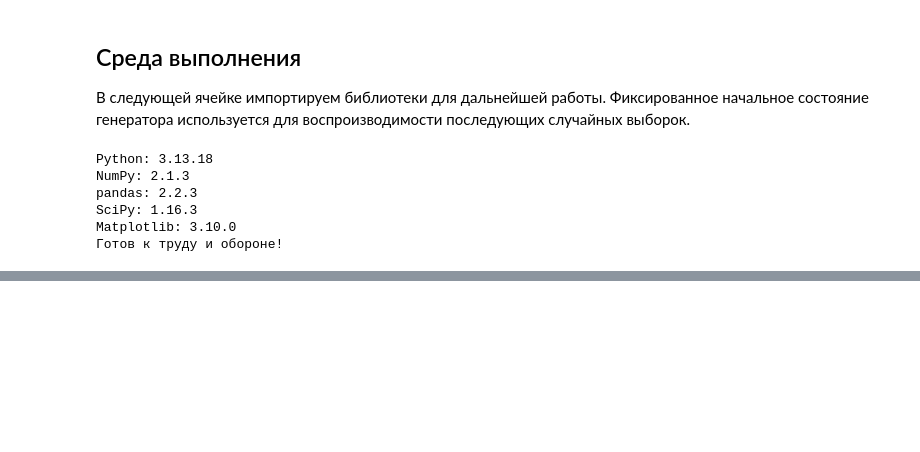
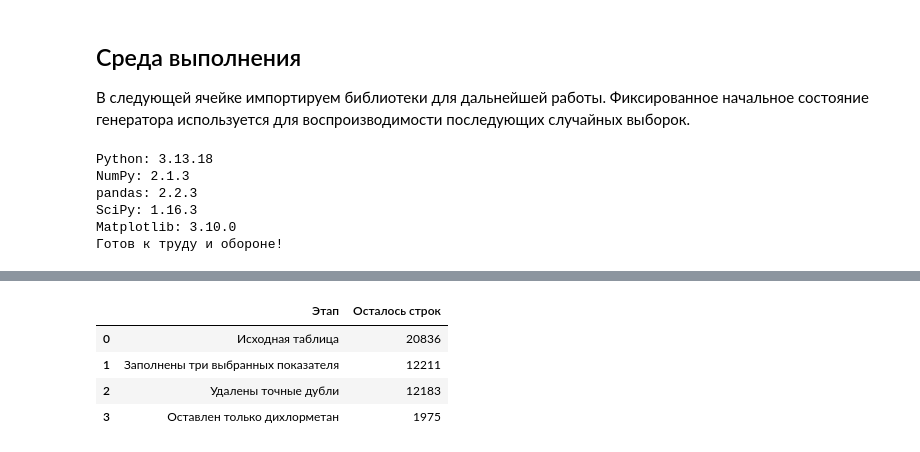
Before and after one commit to mdtokarev/App-Stat-Lab01, a Jupyter notebook: AppStatLab01.ipynb, the cells around one changed output, grey strips where cells are left out. Saved outputs shown, nothing was run; the diff lists cells and outputs as text; code cells hidden in the pictures; blank space fills up the shorter version.

```diff
--- a/AppStatLab01.ipynb
+++ b/AppStatLab01.ipynb
@@ -51,0 +125,49 @@ Matplotlib: 3.10.0
+# %%
+# Три показателя, которые будем исследовать
+TARGETS = [
+    "Absorption max (nm)",
+    "Emission max (nm)",
+    "Quantum yield",
+]
+
+# 1. Оставляем строки с заполненными тремя показателями
+complete = raw.dropna(subset=TARGETS).copy()
+
+# 2. Удаляем точные дубли
+comparison_columns = [
+    column for column in raw.columns
+    if column != "Tag" # Tag - служебный номер, поэтому его не учитываем
+]
+
+deduplicated = complete.drop_duplicates(
+    subset=comparison_columns
+).copy()
+
+# 3. Оставляем только измерения в дихлорметане
+data = deduplicated.loc[
+    deduplicated["Solvent"] == "ClCCl"
+].copy()
+
+# Показываем, сколько строк осталось после каждого шага
+cleaning_summary = pd.DataFrame({
+    "Этап": [
+        "Исходная таблица",
+        "Заполнены три выбранных показателя",
+        "Удалены точные дубли",
+        "Оставлен только дихлорметан",
+    ],
+    "Осталось строк": [
+        len(raw),
+        len(complete),
+        len(deduplicated),
+        len(data),
+    ],
+})
+
+display(cleaning_summary)
+# %% [output]
+|  | Этап | Осталось строк |
+| 0 | Исходная таблица | 20836 |
+| 1 | Заполнены три выбранных показателя | 12211 |
+| 2 | Удалены точные дубли | 12183 |
+| 3 | Оставлен только дихлорметан | 1975 |
```
Also changed, not shown: parts of 14 cells of this notebook.
